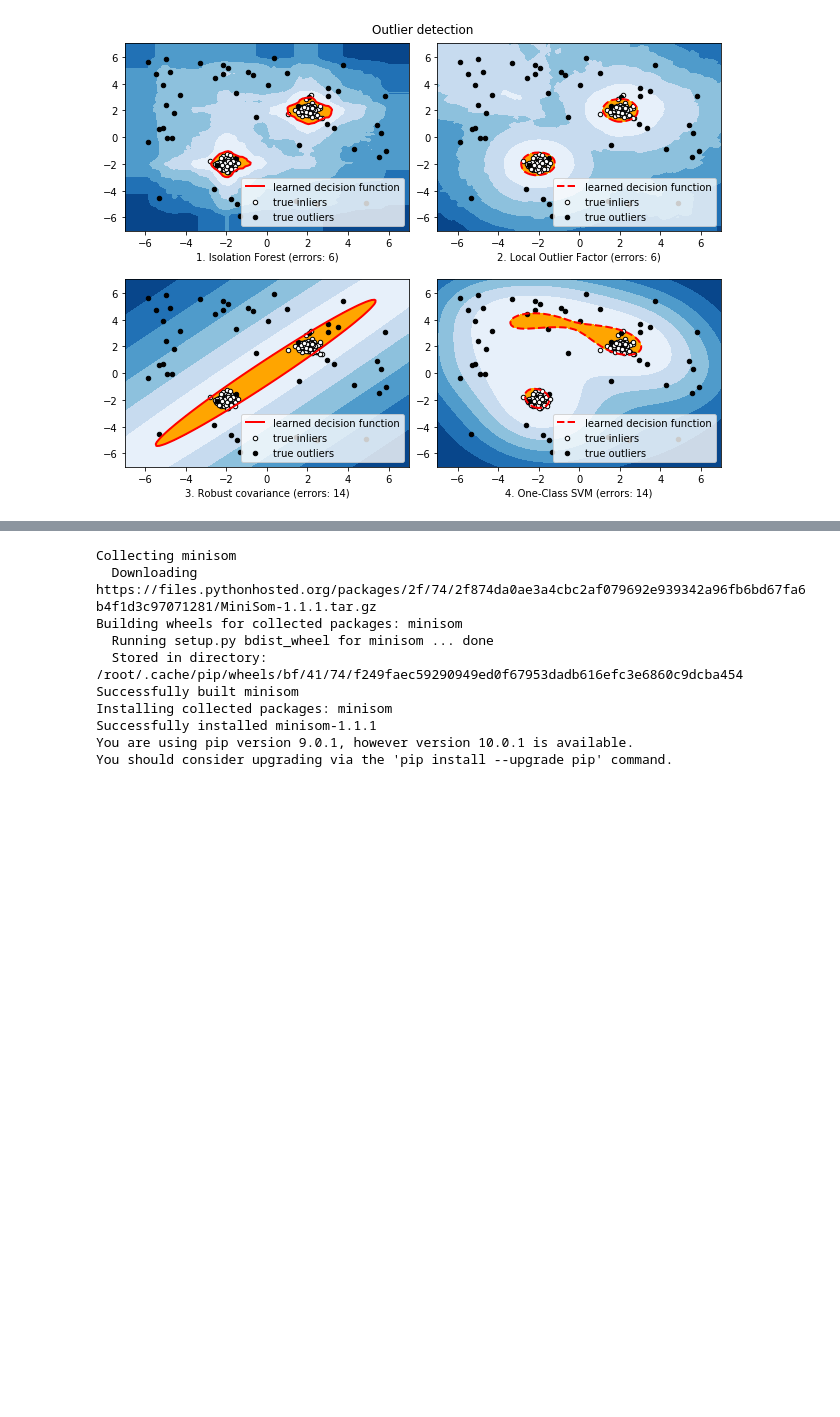
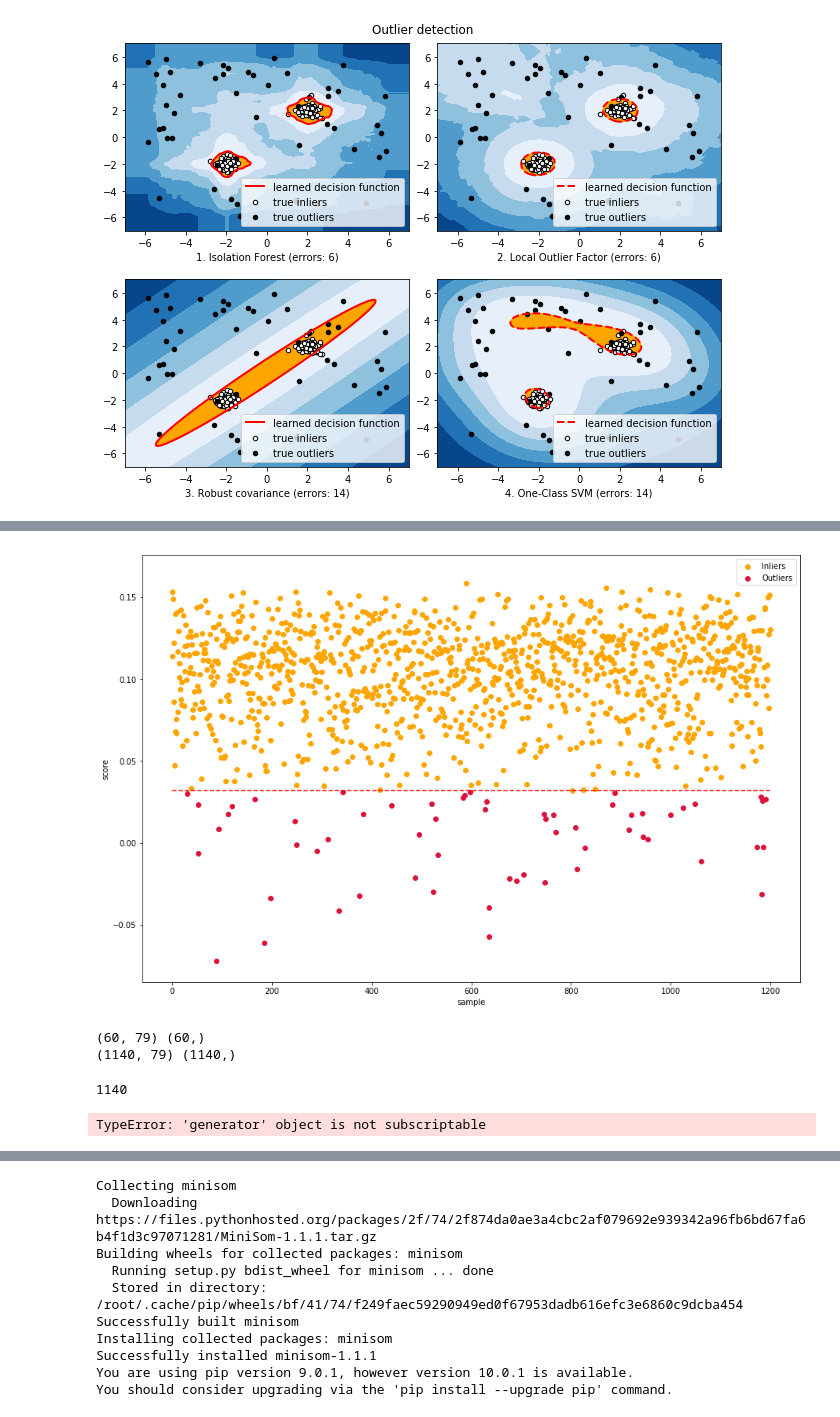
Before and after one commit to Gadiben/AML2018, a Jupyter notebook: Notebooks/challenges/Scikitlearn_Tree.ipynb, the cells around one changed output, grey strips where cells are left out. Saved outputs shown, nothing was run; the diff lists cells and outputs as text; code cells hidden in the pictures; blank space fills up the shorter version.

```diff
--- a/Notebooks/challenges/Scikitlearn_Tree.ipynb
+++ b/Notebooks/challenges/Scikitlearn_Tree.ipynb
@@ -353,0 +385,34 @@ Automatically created module for IPython interactive environment
+# %%
+inlier = np.array([[i,scores_pred[i]] for i,x in enumerate(y_pred) if x==1])
+outlier = np.array([[i,scores_pred[i]] for i,x in enumerate(y_pred) if x==-1])
+
+plt.figure(figsize=(15,10))
+plt.scatter(inlier.T[0],inlier.T[1],c="orange",label="Inliers")
+plt.scatter(outlier.T[0],outlier.T[1],c="crimson",label="Outliers")
+plt.plot([0,1199],[threshold]*2,'--',c='red')
+
+plt.xlabel("sample")
+plt.ylabel("score")
+plt.legend()
+plt.show()
+# %% [output]
+[figure, added]
+# %%
+outlier_index = np.where(y_pred==-1)[0]
+X_WO = X.drop(outlier_index)
+Y_WO = Y.drop(outlier_index)
+X_outliers = X.filter(outlier_index,axis=0)
+Y_outliers = Y.filter(outlier_index,axis=0)
+print(X_WO.shape,Y_WO.shape)
+print(X_outliers.shape,Y_outliers.shape)
+len(outlier_index)
+# %% [output]
+(60, 79) (60,)
+(1140, 79) (1140,)
+1140
+# %%
+X_scaled_array_WO = StandardScaler().fit_transform(X_WO)
+X_scaled_WO = pd.DataFrame(X_scaled_array_WO,columns=kept_columnValues)
+testerror,trainerror,regressor = regressionTrees(X=X_scaled_WO,Y=Y_WO,depth=100,min_samples_leaf=5,test_size=0.25,singleTree=False,forest=True,extraTrees=False,nb_estimator=20)
+# %% [output]
+TypeError: 'generator' object is not subscriptable
```
Also changed, not shown: parts of 15 cells of this notebook.
